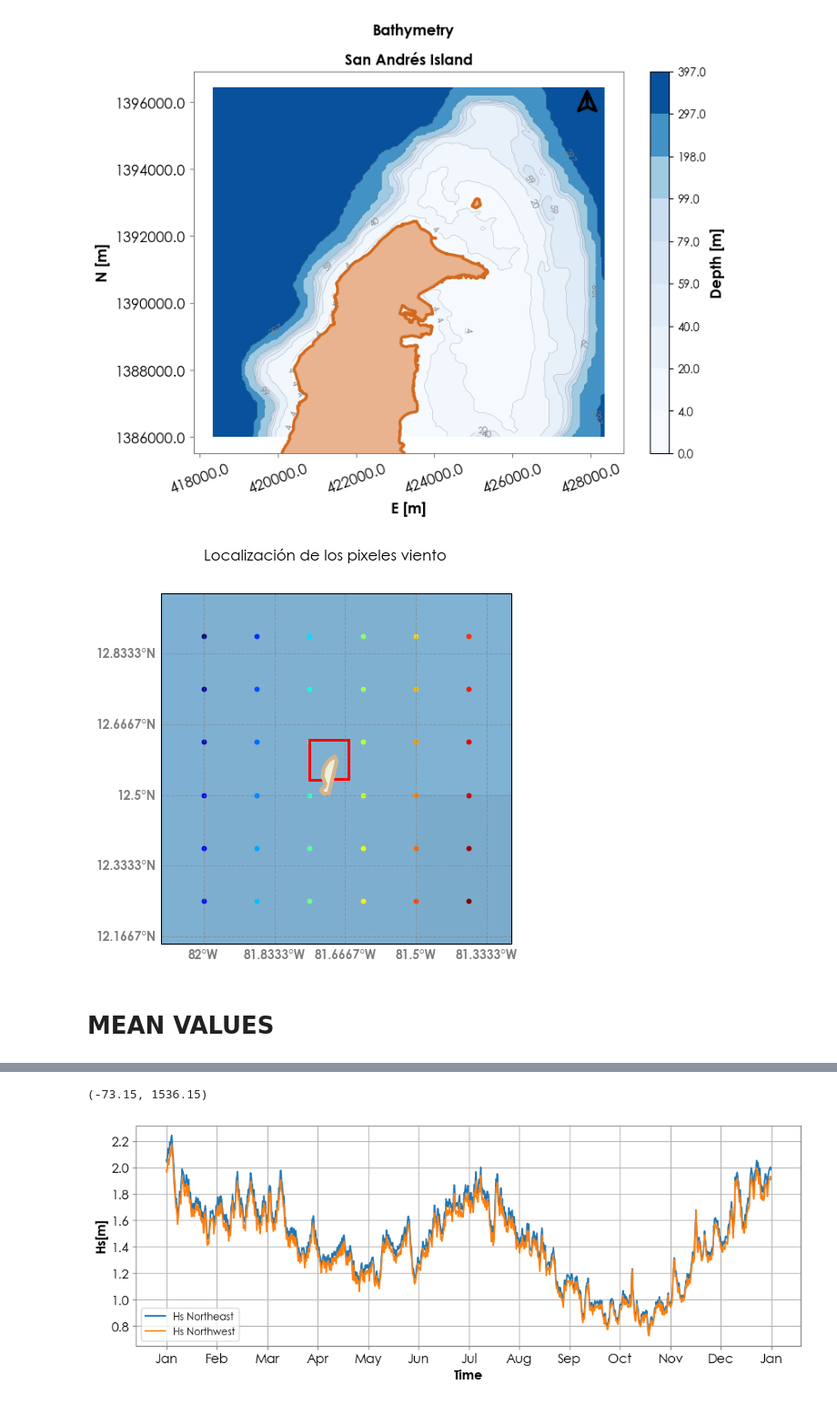
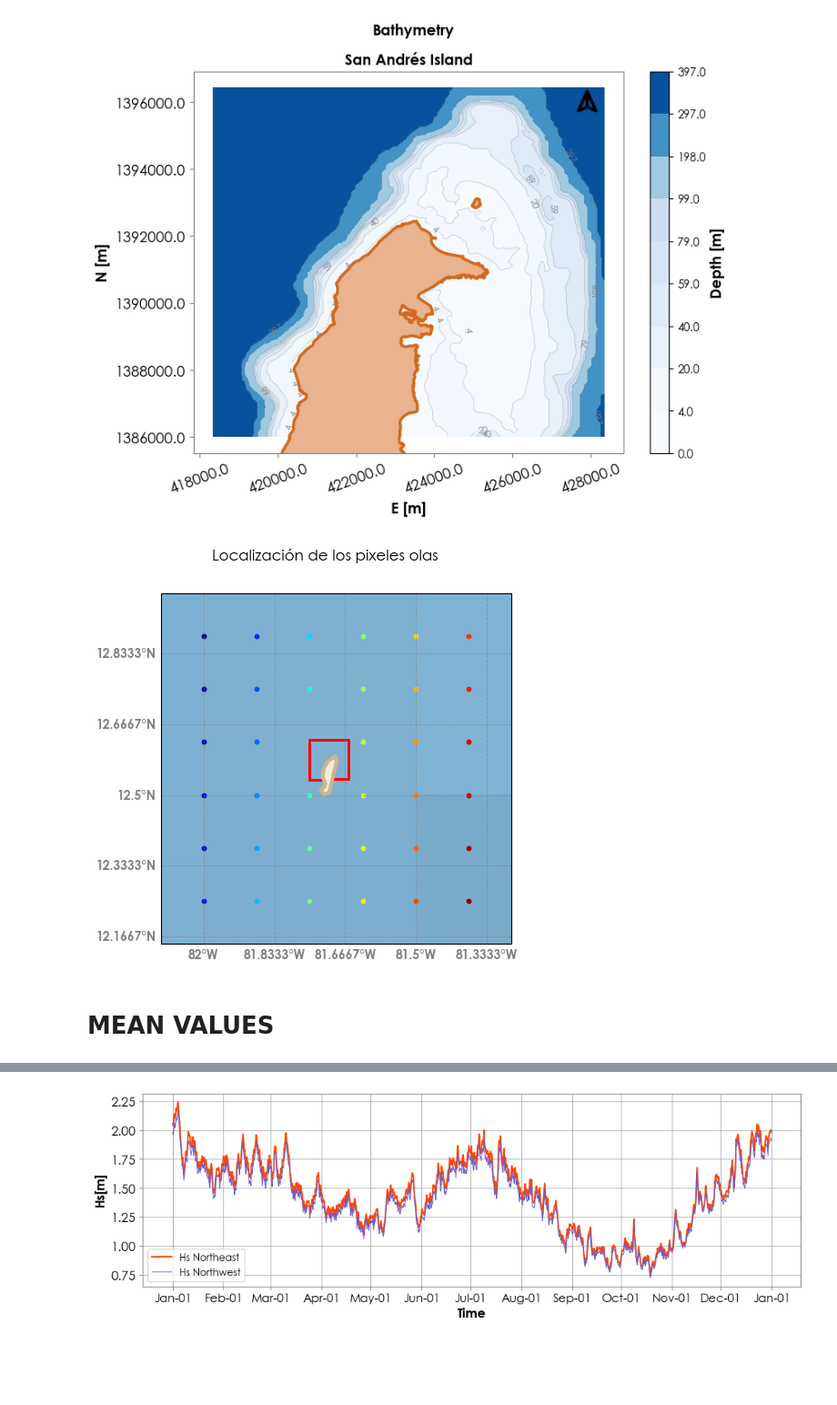
Before and after one commit to paespinosao/Master_Hydraulic_Resources, a Jupyter notebook: BASES_DE_DATOS/CLIMATOLOGIA_ERA5/Scripts/CLIMATOLOGIA_WAVE.ipynb, the cells around one changed output, grey strips where cells are left out. Shown at 91% size. Drawn from its saved outputs; the diff is of its cells as text; code cells hidden in the pictures; blank space fills up the shorter version.

Commit message:
Scripts_v1.4_date_23_05_2023

```diff
--- a/BASES_DE_DATOS/CLIMATOLOGIA_ERA5/Scripts/CLIMATOLOGIA_WAVE.ipynb
+++ b/BASES_DE_DATOS/CLIMATOLOGIA_ERA5/Scripts/CLIMATOLOGIA_WAVE.ipynb
@@ -200,9 +201,9 @@ bat_figure(df_lc= df_lc,X= X, Y= Y, Z=Z[:-1,:-1], delta_lim= 500,delta = 450 ,si
 # %%
 paths_wave = sorted(glob.glob(r"G:\My Drive\TESIS_MAESTRIA_PAULAE\MODELO_NUMERICO\BASES_DE_DATOS\CLIMATOLOGIA_ERA5\Data_Wave\*.nc"))
 dic_wave = read_wave_era5(path = paths_wave[0])
-plot_cells_data_base (variable = 'viento', lon = dic_wave['lon'] , lat = dic_wave['lat'], plot_dfbat = True, df_bat = df_bat_sai)
+plot_cells_data_base (variable = 'olas', lon = dic_wave['lon'] , lat = dic_wave['lat'], plot_dfbat = True, df_bat = df_bat_sai)
 # %% [output]
-[figure, old version]
+[figure, new version]
 # %% [markdown]
 # MEAN VALUES
 # %%
@@ -275,20 +282,20 @@ lat_re = np.reshape(lat_mesh, len(lat)*len(lon))
 # %%
 # Pixel al noreste
-lat_sai, lon_sai = 12.63, 360-81.66
-ind_ne = min_ind_reshape(value1 = lat_sai, vector1 = lat_re, value2 = lon_sai, vector2 = lon_re, delta = 0.125, view_coords = True)
+lat_sai_ne, lon_sai_ne = 12.63, 360-81.66
+ind_ne = min_ind_reshape(value1 = lat_sai_ne, vector1 = lat_re, value2 = lon_sai_ne, vector2 = lon_re, delta = 0.125, view_coords = True)
 
 #Pixel al noroeste
-lat_sai, lon_sai = 12.63, 360-81.85
-ind_nw = min_ind_reshape(value1 = lat_sai, vector1 = lat_re, value2 = lon_sai, vector2 = lon_re, delta = 0.125, view_coords = True)
+lat_sai_nw, lon_sai_nw = 12.63, 360-81.85
+ind_nw = min_ind_reshape(value1 = lat_sai_nw, vector1 = lat_re, value2 = lon_sai_nw, vector2 = lon_re, delta = 0.125, view_coords = True)
 
 
 # Pixel al sureste
-lat_sai, lon_sai = 12.5, 360-81.66
-ind_se = min_ind_reshape(value1 = lat_sai, vector1 = lat_re, value2 = lon_sai, vector2 = lon_re, delta = 0.125, view_coords = True)
+lat_sai_se, lon_sai_se = 12.5, 360-81.66
+ind_se = min_ind_reshape(value1 = lat_sai_se, vector1 = lat_re, value2 = lon_sai_se, vector2 = lon_re, delta = 0.125, view_coords = True)
 
 #Pixel al suroeste
-lat_sai, lon_sai = 12.5, 360-81.85
-ind_sw = min_ind_reshape(value1 = lat_sai, vector1 = lat_re, value2 = lon_sai, vector2 = lon_re, delta = 0.125, view_coords = True)
+lat_sai_sw, lon_sai_sw = 12.5, 360-81.85
+ind_sw = min_ind_reshape(value1 = lat_sai_sw, vector1 = lat_re, value2 = lon_sai_sw, vector2 = lon_re, delta = 0.125, view_coords = True)
 # %% [output]
 ************error**********************
 Indices: 15
@@ -307,32 +314,25 @@ Indices: 20
 Valor 1: 12.5, Valor real 1: 12.5
 Valor 2: 278.25, Valor real 2: 278.15
 # %%
-months_names = calendar.month_abbr[1:]
-months_names.append('Jan')
-df_mean_ne, df_month_ne = men_values_Hs (dic_pixels = dic_pixels, ind = ind_ne, variable = 'Hs')
-df_mean_ne.reset_index(inplace=True)
-df_mean_nw, df_month_nw = men_values_Hs (dic_pixels = dic_pixels, ind = ind_nw, variable = 'Hs')
-df_mean_nw.reset_index(inplace=True)
+# Hacer los promedios de los datos
+df_mean_ne = men_values_ (dic_pixels = dic_pixels, ind = ind_ne)
+# df_mean_ne.reset_index(inplace=True)
+df_mean_nw = men_values_ (dic_pixels = dic_pixels, ind = ind_nw)
+# df_mean_nw.reset_index(inplace=True)
 # %%
 fig, ax = plt.subplots(figsize = (12,4))
 
-ax_  = df_mean_ne.plot(ax = ax, x_compat = True)
-ax_ = df_mean_nw.plot(ax = ax, x_compat = True)
+ax_  = df_mean_ne[['Hs_x']].plot(ax = ax, x_compat = True, color = 'orangered', lw = 1.5)
+ax_ = df_mean_nw[['Hs_x']].plot(ax = ax, x_compat = True, color = 'slateblue', lw = 0.8)
 fig_params(ax)
 ax_.set_ylabel('Hs[m]', size = 13, fontweight = 'bold')
 ax_.set_xlabel('Time', size = 13, fontweight = 'bold')
 ax.legend(['Hs Northeast', 'Hs Northwest'])
-
-freq_data = 6 #horas
-len_data = len(df_mean_ne)
-ticklabels = np.arange(0, len_data + 30.5/(freq_data/24) , 30.5/(freq_data/24))
-ax.set_xticks(ticklabels)
-# ax.set_xlim([ticklabels[0], ticklabels[-1]])
-ax.set_xticklabels(months_names);
-ax.tick_params(axis='x', labelrotation = 0)
-ax.set_xlim()
+ax.set_xticklabels(ax.get_xticks(), rotation =0, ha="center", size = 12)
+ax.xaxis.set_major_locator(mdates.MonthLocator(interval=1))
+# ax.xaxis.set_minor_locator(mdates.DayLocator(interval=14))
+ax.xaxis.set_major_formatter(mdates.DateFormatter('%b-%d'))
 # %% [output]
-(-73.15, 1536.15)
-[figure, old version]
+[figure, new version]
 # %%
 fig, ax = plt.subplots(figsize = (12,4))
```
Also changed, not shown: parts of 15 cells of this notebook, 4 other files.
